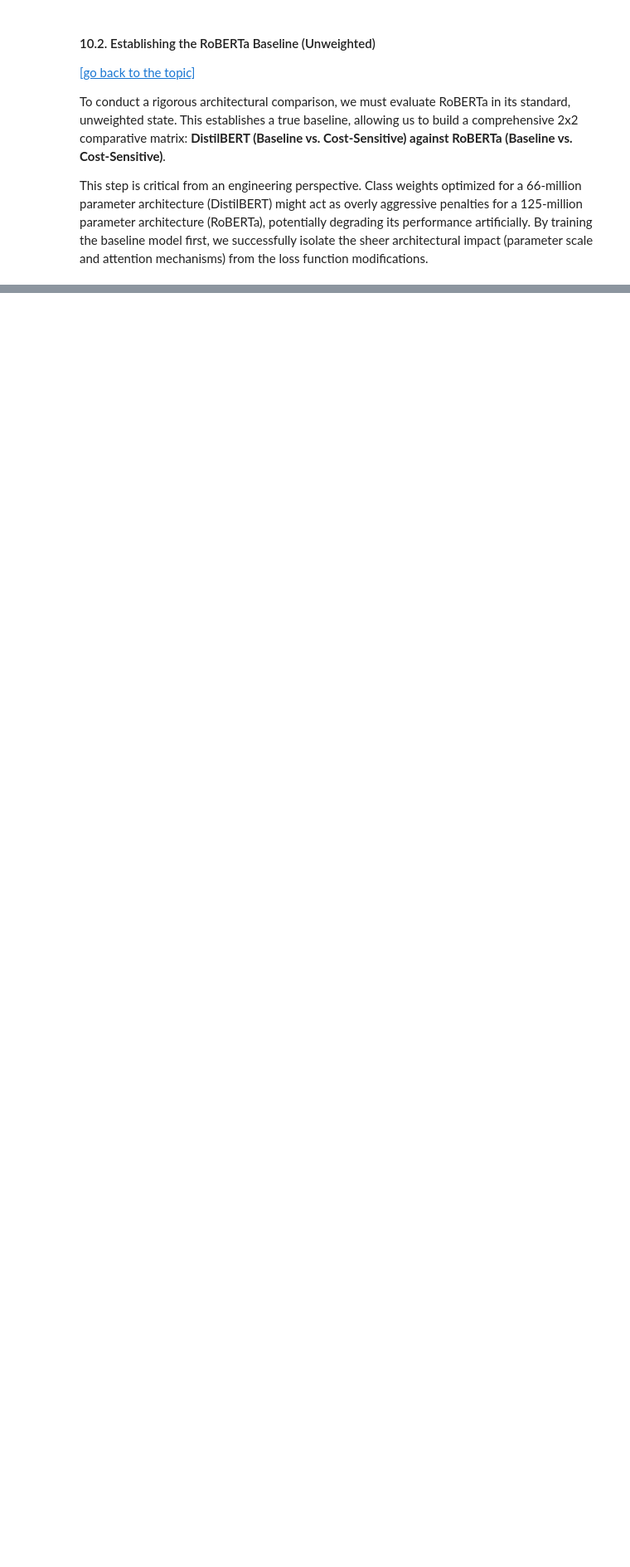
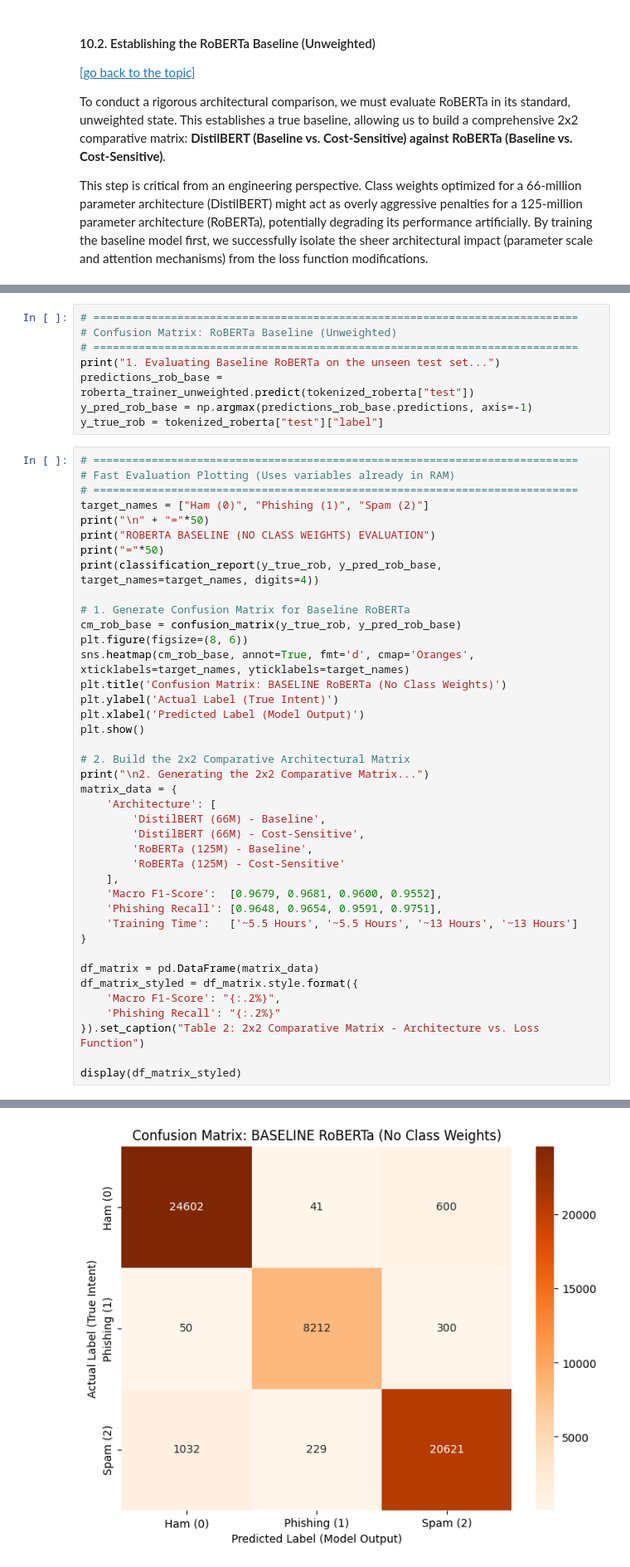
Before and after one commit to Alejandro-131004/Natural-Language-Processing, a Jupyter notebook: Project_2.ipynb, the cells around one changed output, grey strips where cells are left out. Shown at 83% size. Cells and saved outputs as stored; diff of their text form; blank space fills up the shorter version.

```diff
--- a/Project_2.ipynb
+++ b/Project_2.ipynb
@@ -1209,0 +1306,49 @@ print("Training complete and model saved!")
+# %%
+# ===========================================================================
+# Confusion Matrix: RoBERTa Baseline (Unweighted)
+# ===========================================================================
+print("1. Evaluating Baseline RoBERTa on the unseen test set...")
+predictions_rob_base = roberta_trainer_unweighted.predict(tokenized_roberta["test"])
+y_pred_rob_base = np.argmax(predictions_rob_base.predictions, axis=-1)
+y_true_rob = tokenized_roberta["test"]["label"]
+# %%
+# ===========================================================================
+# Fast Evaluation Plotting (Uses variables already in RAM)
+# ===========================================================================
+target_names = ["Ham (0)", "Phishing (1)", "Spam (2)"]
+print("\n" + "="*50)
+print("ROBERTA BASELINE (NO CLASS WEIGHTS) EVALUATION")
+print("="*50)
+print(classification_report(y_true_rob, y_pred_rob_base, target_names=target_names, digits=4))
+
+# 1. Generate Confusion Matrix for Baseline RoBERTa
+cm_rob_base = confusion_matrix(y_true_rob, y_pred_rob_base)
+plt.figure(figsize=(8, 6))
+sns.heatmap(cm_rob_base, annot=True, fmt='d', cmap='Oranges', xticklabels=target_names, yticklabels=target_names)
+plt.title('Confusion Matrix: BASELINE RoBERTa (No Class Weights)')
+plt.ylabel('Actual Label (True Intent)')
+plt.xlabel('Predicted Label (Model Output)')
+plt.show()
+
+# 2. Build the 2x2 Comparative Architectural Matrix
+print("\n2. Generating the 2x2 Comparative Matrix...")
+matrix_data = {
+    'Architecture': [
+        'DistilBERT (66M) - Baseline',
+        'DistilBERT (66M) - Cost-Sensitive',
+        'RoBERTa (125M) - Baseline',
+        'RoBERTa (125M) - Cost-Sensitive'
+    ],
+    'Macro F1-Score':  [0.9679, 0.9681, 0.9600, 0.9552],
+    'Phishing Recall': [0.9648, 0.9654, 0.9591, 0.9751],
+    'Training Time':   ['~5.5 Hours', '~5.5 Hours', '~13 Hours', '~13 Hours']
+}
+
+df_matrix = pd.DataFrame(matrix_data)
+df_matrix_styled = df_matrix.style.format({
+    'Macro F1-Score': "{:.2%}",
+    'Phishing Recall': "{:.2%}"
+}).set_caption("Table 2: 2x2 Comparative Matrix - Architecture vs. Loss Function")
+
+display(df_matrix_styled)
+# %% [output]
@@ -1209,0 +1367 @@ print("Training complete and model saved!")
+[figure, added]
```
Also changed, not shown: parts of 9 cells of this notebook.
